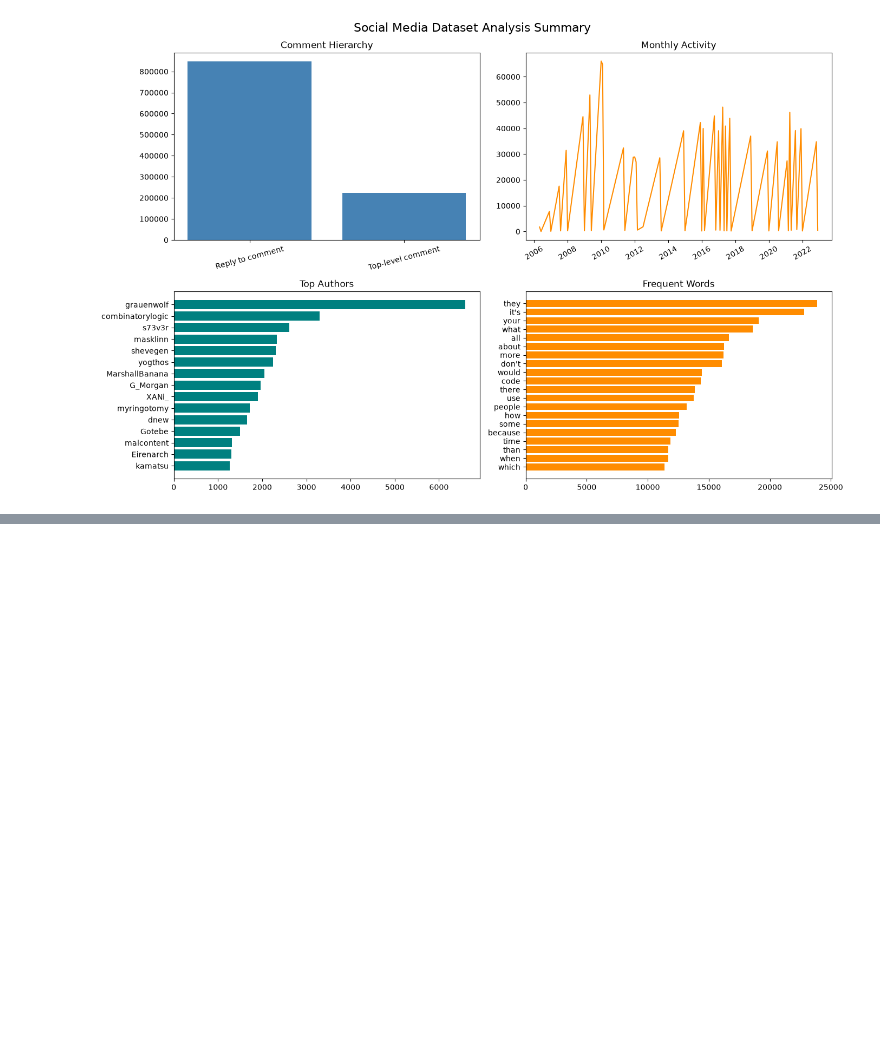
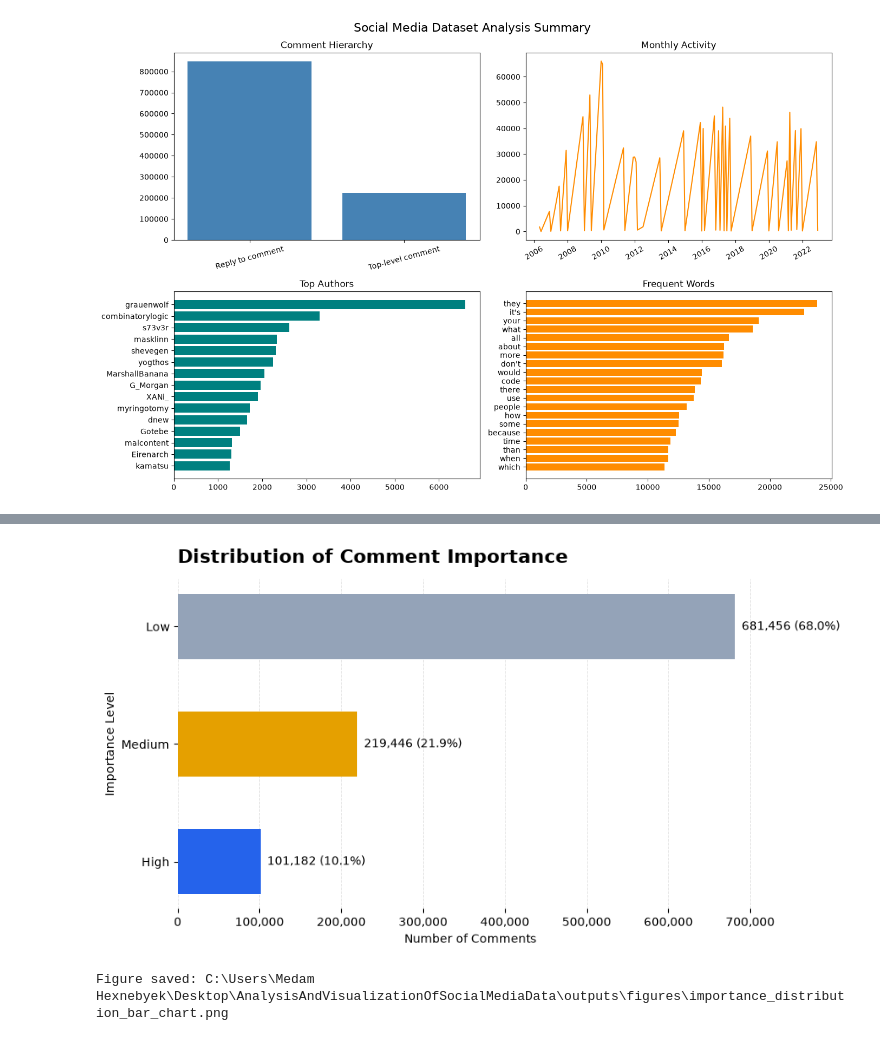
Before and after one commit to sah-rohit/AnalysisAndVisualizationOfSocialMediaData, a Jupyter notebook: main.ipynb, the cells around one changed output, grey strips where cells are left out. Drawn from its saved outputs; the diff is of its cells as text; code cells hidden in the pictures; blank space fills up the shorter version.

```diff
--- a/main.ipynb
+++ b/main.ipynb
@@ -773,0 +968,68 @@ Saved: C:\Users\Medam Hexnebyek\Desktop\AnalysisAndVisualizationOfSocialMediaDat
+# %%
+importance_order = ["Low", "Medium", "High"]
+importance_colors = {
+    "Low": "#94A3B8",
+    "Medium": "#E5A000",
+    "High": "#2563EB"
+}
+importance_counts = (
+    df["importance"]
+    .value_counts()
+    .reindex(importance_order, fill_value=0)
+)
+importance_percent = (
+    importance_counts / importance_counts.sum() * 100
+)
+fig, ax = plt.subplots(figsize=(9, 5))
+bars = ax.barh(
+    importance_order,
+    importance_counts.values,
+    color=[importance_colors[level] for level in importance_order],
+    height=0.55
+)
+for bar, count, percentage in zip(
+    bars,
+    importance_counts.values,
+    importance_percent.values
+):
+    ax.text(
+        bar.get_width(),
+        bar.get_y() + bar.get_height() / 2,
+        f"  {count:,} ({percentage:.1f}%)",
+        va="center",
+        fontsize=10
+    )
+ax.set_title(
+    "Distribution of Comment Importance",
+    fontsize=16,
+    fontweight="bold",
+    loc="left",
+    pad=14
+)
+ax.set_xlabel("Number of Comments")
+ax.set_ylabel("Importance Level")
+ax.xaxis.set_major_formatter(
+    FuncFormatter(lambda value, _: f"{value:,.0f}")
+)
+ax.grid(
+    axis="x",
+    linestyle="--",
+    linewidth=0.6,
+    alpha=0.35
+)
+ax.set_axisbelow(True)
+ax.invert_yaxis()
+sns.despine(left=True, bottom=True)
+plt.tight_layout()
+importance_path = OUTPUT_DIR / "importance_distribution_bar_chart.png"
+plt.savefig(
+    importance_path,
+    dpi=300,
+    bbox_inches="tight",
+    facecolor="white"
+)
+plt.show()
+print("Figure saved:", importance_path)
+# %% [output]
+[figure, added]
+Figure saved: C:\Users\Medam Hexnebyek\Desktop\AnalysisAndVisualizationOfSocialMediaData\outputs\figures\importance_distribution_bar_chart.png
```
Also changed, not shown: parts of 11 cells of this notebook, 4 other files.
